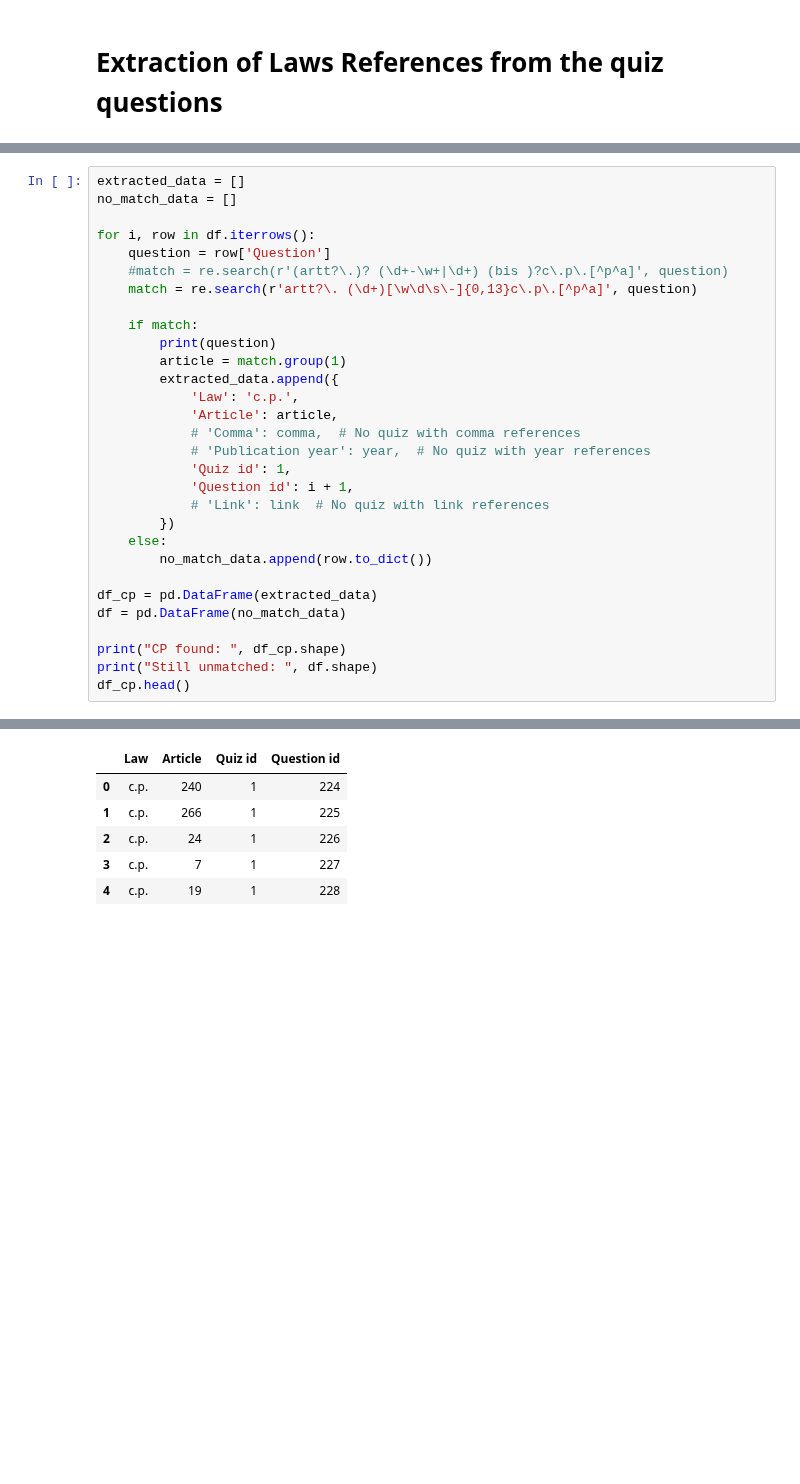
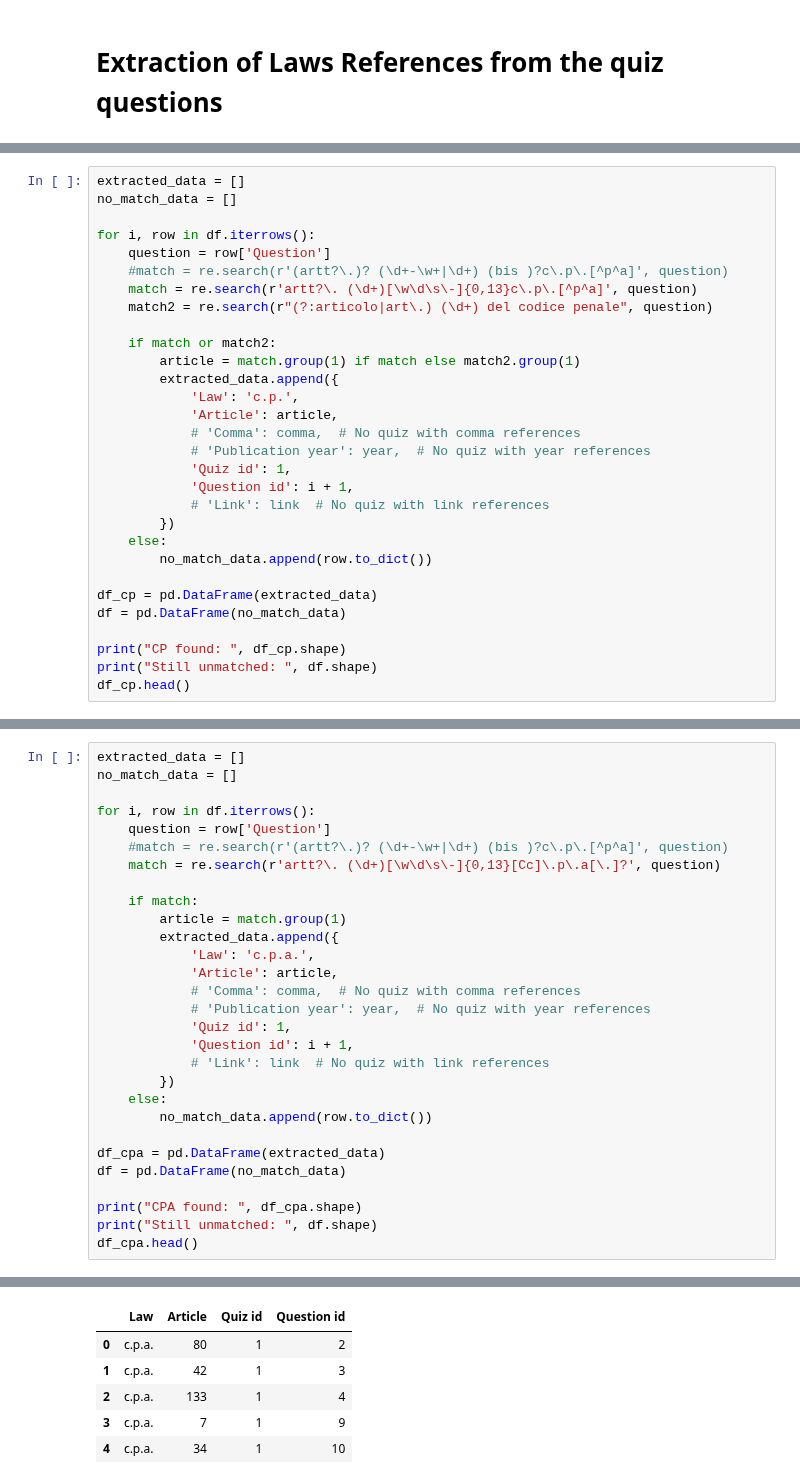
Before and after one commit to IGieckI/Thesis, a Jupyter notebook: Data/References extraction from quiz.ipynb, the cells around one changed output, grey strips where cells are left out. Cells and saved outputs as stored; diff of their text form; blank space fills up the shorter version.

```diff
--- a/Data/References extraction from quiz.ipynb
+++ b/Data/References extraction from quiz.ipynb
@@ -27,0 +28,30 @@ df.head()
+# %%
+extracted_data = []
+no_match_data = []
+
+for i, row in df.iterrows():
+    question = row['Question']
+    #match = re.search(r'(artt?\.)? (\d+-\w+|\d+) (bis )?c\.p\.[^p^a]', question)
+    match = re.search(r'artt?\. (\d+)[\w\d\s\-]{0,13}c\.p\.[^p^a]', question)
+    match2 = re.search(r"(?:articolo|art\.) (\d+) del codice penale", question)
+
+    if match or match2:
+        article = match.group(1) if match else match2.group(1)
+        extracted_data.append({
+            'Law': 'c.p.',
+            'Article': article,
+            # 'Comma': comma,  # No quiz with comma references
+            # 'Publication year': year,  # No quiz with year references
+            'Quiz id': 1,
+            'Question id': i + 1,
+            # 'Link': link  # No quiz with link references
+        })
+    else:
+        no_match_data.append(row.to_dict())
+
+df_cp = pd.DataFrame(extracted_data)
+df = pd.DataFrame(no_match_data)
+
+print("CP found: ", df_cp.shape)
+print("Still unmatched: ", df.shape)
+df_cp.head()
@@ -32,13 +73,12 @@ no_match_data = []
 for i, row in df.iterrows():
     question = row['Question']
     #match = re.search(r'(artt?\.)? (\d+-\w+|\d+) (bis )?c\.p\.[^p^a]', question)
-    match = re.search(r'artt?\. (\d+)[\w\d\s\-]{0,13}c\.p\.[^p^a]', question)
+    match = re.search(r'artt?\. (\d+)[\w\d\s\-]{0,13}[Cc]\.p\.a[\.]?', question)
 
     if match:
-        print(question)
         article = match.group(1)
         extracted_data.append({
-            'Law': 'c.p.',
+            'Law': 'c.p.a.',
             'Article': article,
             # 'Comma': comma,  # No quiz with comma references
             # 'Publication year': year,  # No quiz with year references
@@ -49,10 +89,10 @@ for i, row in df.iterrows():
     else:
         no_match_data.append(row.to_dict())
 
-df_cp = pd.DataFrame(extracted_data)
+df_cpa = pd.DataFrame(extracted_data)
 df = pd.DataFrame(no_match_data)
 
-print("CP found: ", df_cp.shape)
+print("CPA found: ", df_cpa.shape)
 print("Still unmatched: ", df.shape)
-df_cp.head()
+df_cpa.head()
 # %% [output]
@@ -76,6 +101,6 @@ Still unmatched:  (934, 5)
 |  | Law | Article | Quiz id | Question id |
-| 0 | c.p. | 240 | 1 | 224 |
-| 1 | c.p. | 266 | 1 | 225 |
-| 2 | c.p. | 24 | 1 | 226 |
-| 3 | c.p. | 7 | 1 | 227 |
-| 4 | c.p. | 19 | 1 | 228 |
+| 0 | c.p.a. | 80 | 1 | 2 |
+| 1 | c.p.a. | 42 | 1 | 3 |
+| 2 | c.p.a. | 133 | 1 | 4 |
+| 3 | c.p.a. | 7 | 1 | 9 |
+| 4 | c.p.a. | 34 | 1 | 10 |
```
Also changed, not shown: parts of 8 cells of this notebook, 5 other files.
